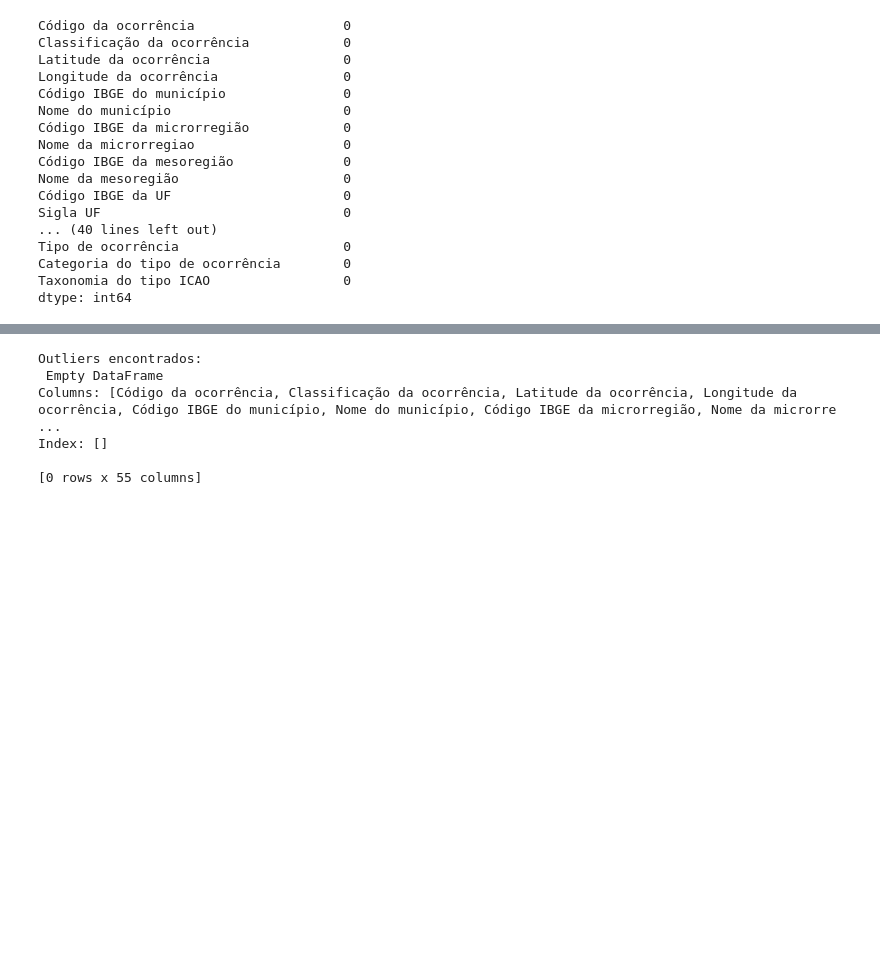
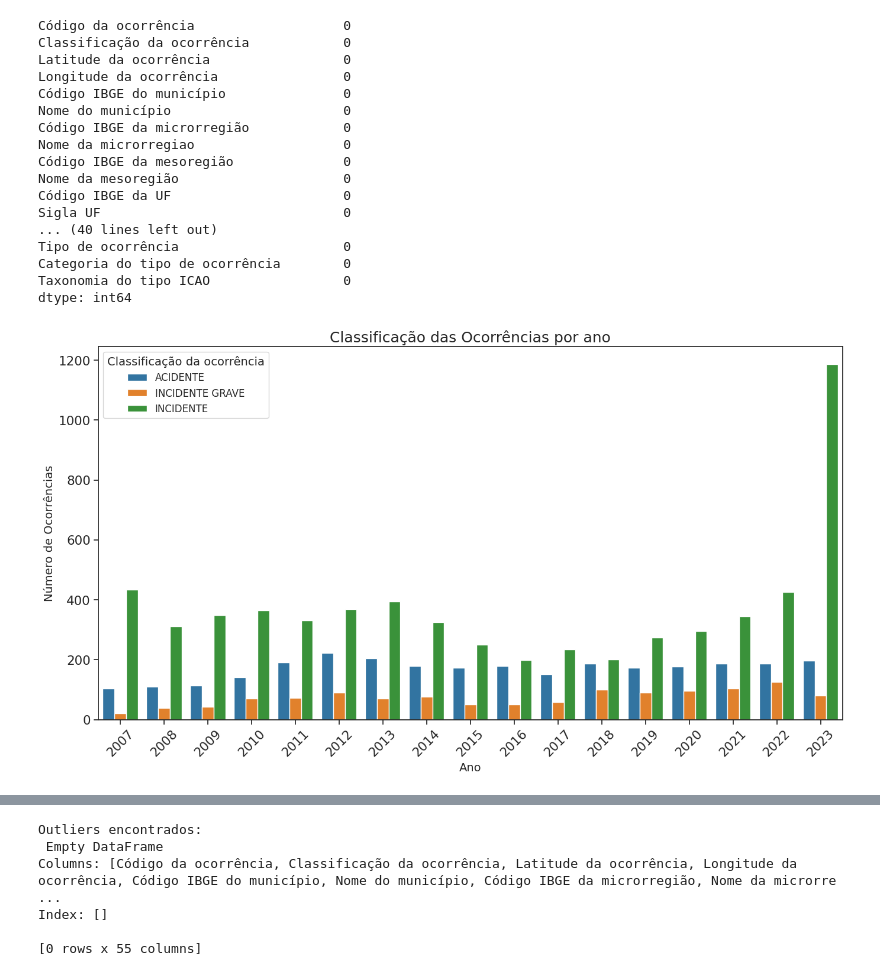
Before and after one commit to rhaulmendonca/Acidentes-por-Aeronave, a Jupyter notebook: Sistemas de Apoio à Decisão/CENIPA_Acidentes_por_aeronave.ipynb, the cells around one changed output, grey strips where cells are left out. Saved outputs shown, nothing was run; the diff lists cells and outputs as text; code cells hidden in the pictures; blank space fills up the shorter version.

```diff
--- a/Sistemas de Apoio à Decisão/CENIPA_Acidentes_por_aeronave.ipynb
+++ b/Sistemas de Apoio à Decisão/CENIPA_Acidentes_por_aeronave.ipynb
@@ -209,3 +224,32 @@ Tipo de ocorrência                     0
 Categoria do tipo de ocorrência        0
 Taxonomia do tipo ICAO                 0
 dtype: int64
+# %%
+# Configurações do gráfico
+plt.figure(figsize=(14, 8))  # Tamanho do gráfico
+sbn.set(font_scale=1.4)  # Ajustar o tamanho da fonte
+sbn.set_style('ticks')  # Estilo de grade
+
+# Definir nova ordem e paleta de cores
+hue_order = ['ACIDENTE', 'INCIDENTE GRAVE', 'INCIDENTE']
+palette = ['#1f77b4', '#ff7f0e', '#2ca02c']  # Cores personalizadas (azul, laranja, verde)
+
+# Gráfico de barras
+sbn.countplot(
+    data=df,
+    hue='Classificação da ocorrência',
+    x='Ano da ocorrência',
+    palette=palette,  # Paleta de cores
+    hue_order=hue_order  # Ordem personalizada
+)
+
+# Personalização dos eixos e título
+plt.title('Classificação das Ocorrências por ano', fontsize=18)
+plt.xlabel('Ano', fontsize=14)
+plt.ylabel('Número de Ocorrências', fontsize=14)
+plt.legend(title='Classificação da ocorrência', title_fontsize=14, fontsize=12)
+plt.xticks(rotation=45)  # Girar os rótulos do eixo X para facilitar a leitura
+plt.tight_layout()  # Ajustar os espaçamentos
+plt.show()
+# %% [output]
+[figure, added]
```
Also changed, not shown: parts of 6 cells of this notebook.
